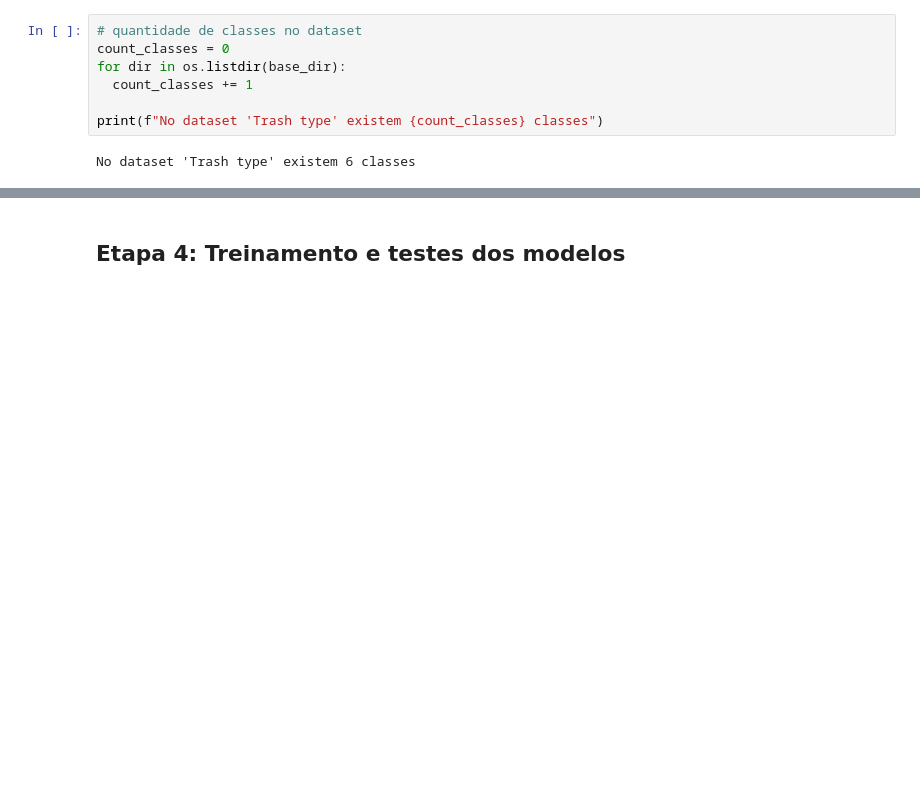
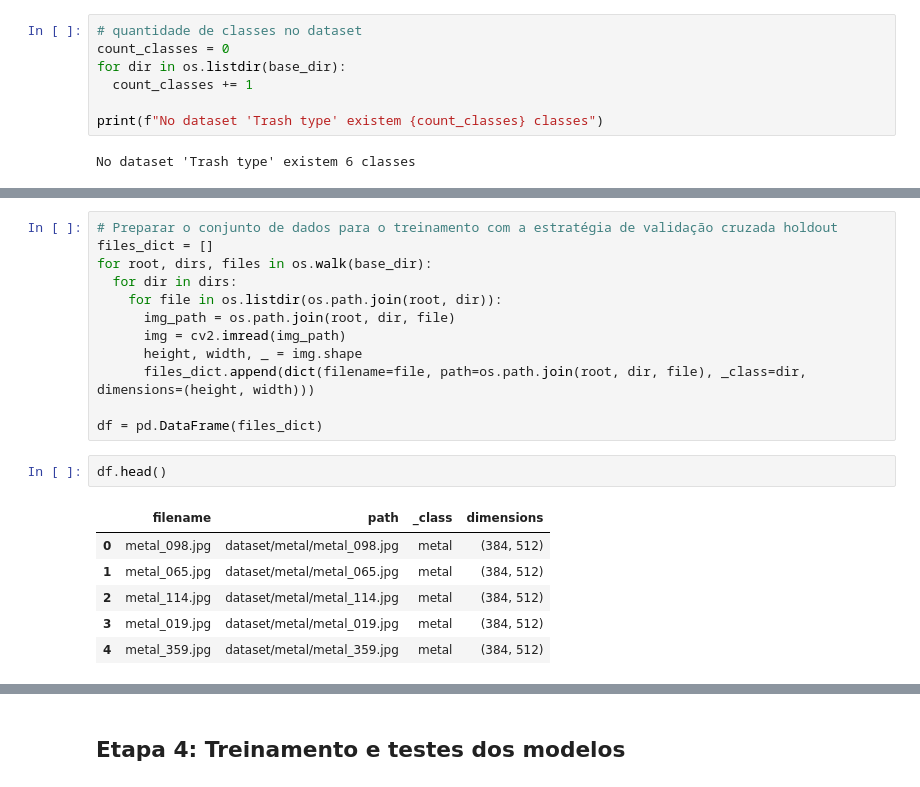
Before and after one commit to uea-geral/rna-garbage-classification, a Jupyter notebook: notebook/[RNA]_Domestic_Garbage_Classification.ipynb, the cells around one changed output, grey strips where cells are left out. Saved outputs shown, nothing was run; the diff lists cells and outputs as text; blank space fills up the shorter version.

Commit message:
feat: data pre-processing

```diff
--- a/notebook/[RNA]_Domestic_Garbage_Classification.ipynb
+++ b/notebook/[RNA]_Domestic_Garbage_Classification.ipynb
@@ -183,0 +315,21 @@ Os tópicos que podem ser abordados nesta etapa:
+# %%
+# Preparar o conjunto de dados para o treinamento com a estratégia de validação cruzada holdout
+files_dict = []
+for root, dirs, files in os.walk(base_dir):
+  for dir in dirs:
+    for file in os.listdir(os.path.join(root, dir)):
+      img_path = os.path.join(root, dir, file)
+      img = cv2.imread(img_path)
+      height, width, _ = img.shape
+      files_dict.append(dict(filename=file, path=os.path.join(root, dir, file), _class=dir, dimensions=(height, width)))
+
+df = pd.DataFrame(files_dict)
+# %%
+df.head()
+# %% [output]
+|  | filename | path | _class | dimensions |
+| 0 | metal_098.jpg | dataset/metal/metal_098.jpg | metal | (384, 512) |
+| 1 | metal_065.jpg | dataset/metal/metal_065.jpg | metal | (384, 512) |
+| 2 | metal_114.jpg | dataset/metal/metal_114.jpg | metal | (384, 512) |
+| 3 | metal_019.jpg | dataset/metal/metal_019.jpg | metal | (384, 512) |
+| 4 | metal_359.jpg | dataset/metal/metal_359.jpg | metal | (384, 512) |
```
Also changed, not shown: parts of 13 cells of this notebook.
